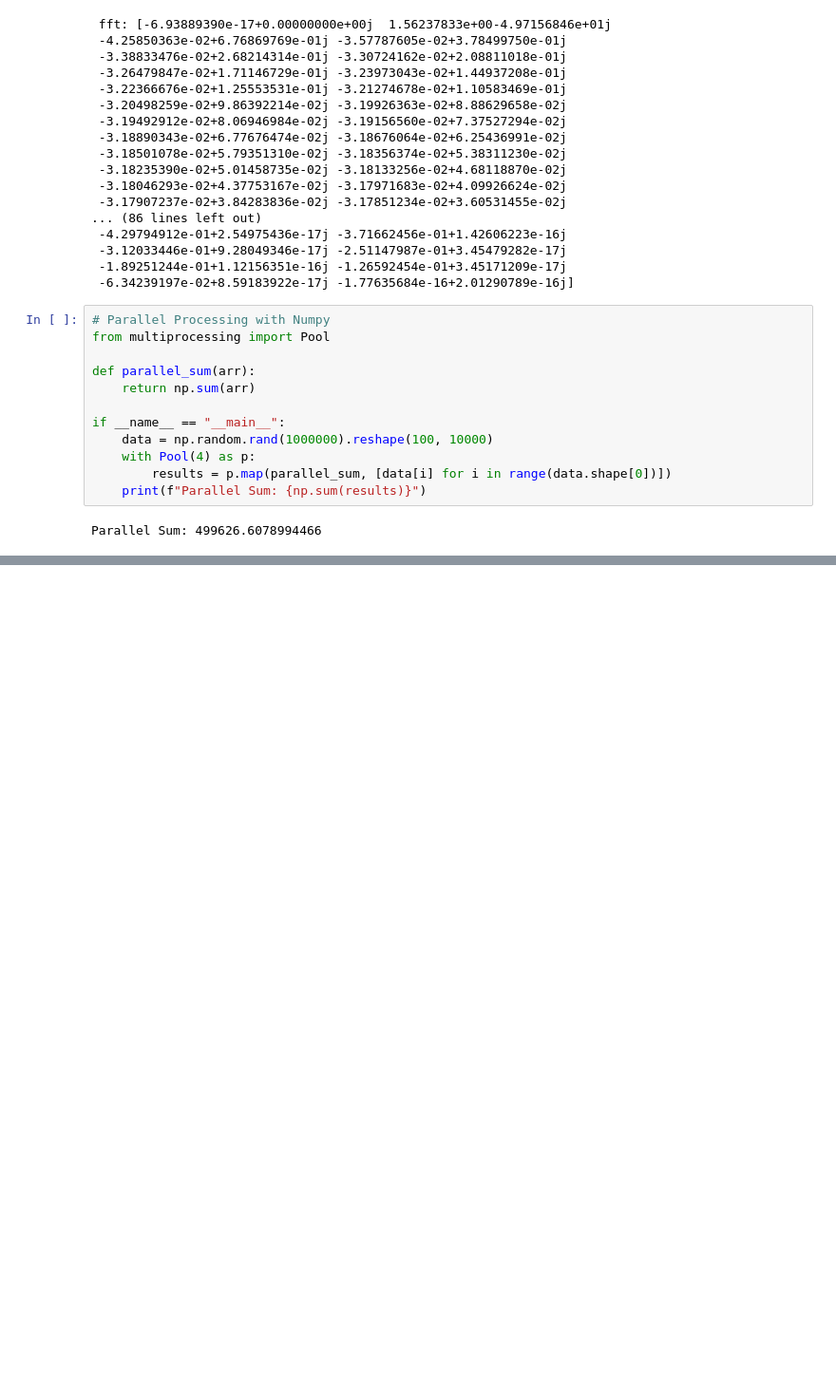
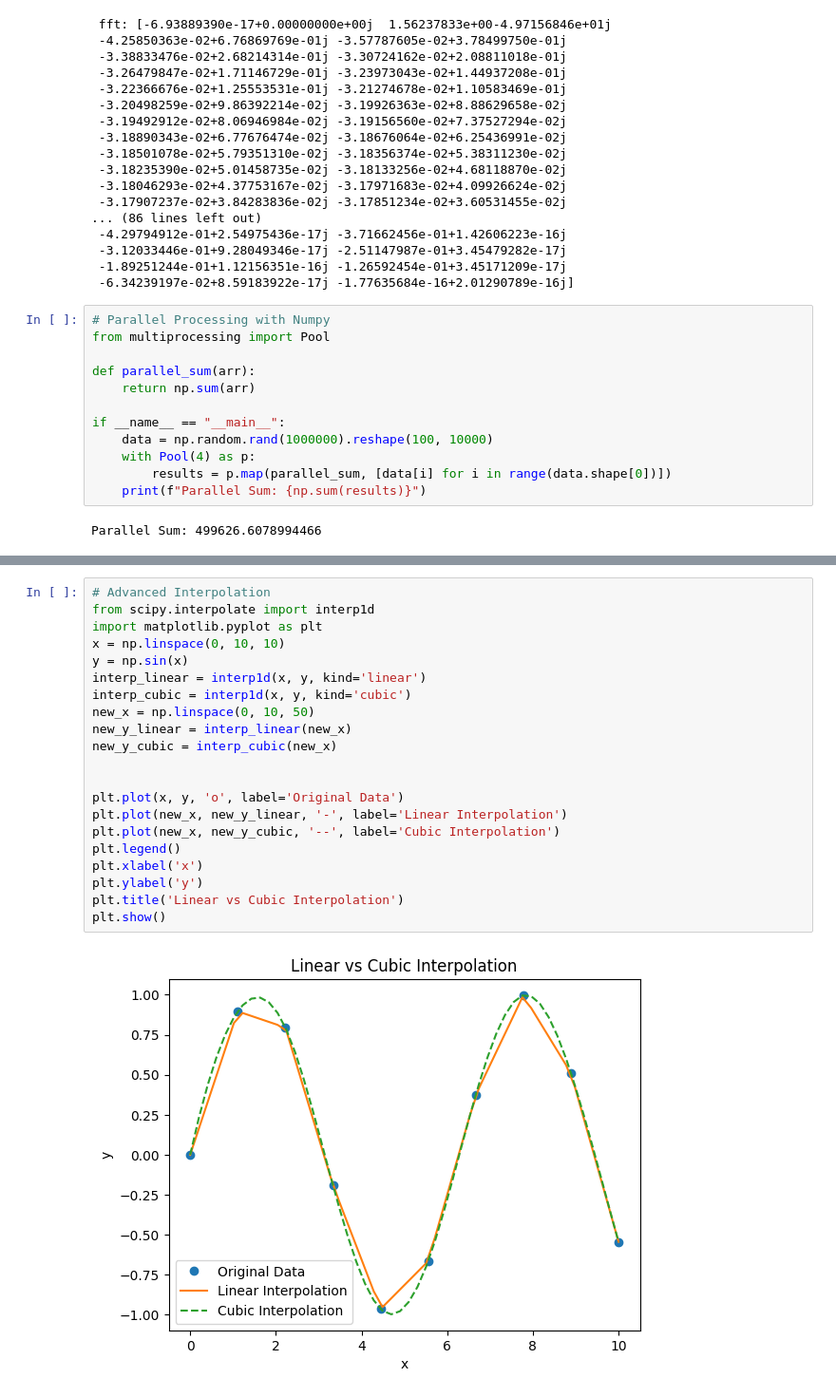
Before and after one commit to santoshtiwari41/Numpy-basic-to-advanced, a Jupyter notebook: Numpy.ipynb, the cells around one changed output, grey strips where cells are left out. Shown at 95% size. Saved outputs shown, nothing was run; the diff lists cells and outputs as text; blank space fills up the shorter version.

Commit message:
Additional Advanced Usage

```diff
--- a/Numpy.ipynb
+++ b/Numpy.ipynb
@@ -375,0 +490,23 @@ Parallel Sum: 499626.6078994466
+# %%
+# Advanced Interpolation
+from scipy.interpolate import interp1d
+import matplotlib.pyplot as plt
+x = np.linspace(0, 10, 10)
+y = np.sin(x)
+interp_linear = interp1d(x, y, kind='linear')
+interp_cubic = interp1d(x, y, kind='cubic')
+new_x = np.linspace(0, 10, 50)
+new_y_linear = interp_linear(new_x)
+new_y_cubic = interp_cubic(new_x)
+
+
+plt.plot(x, y, 'o', label='Original Data')
+plt.plot(new_x, new_y_linear, '-', label='Linear Interpolation')
+plt.plot(new_x, new_y_cubic, '--', label='Cubic Interpolation')
+plt.legend()
+plt.xlabel('x')
+plt.ylabel('y')
+plt.title('Linear vs Cubic Interpolation')
+plt.show()
+# %% [output]
+[figure, added]
```
Also changed, not shown: parts of 10 cells of this notebook.
